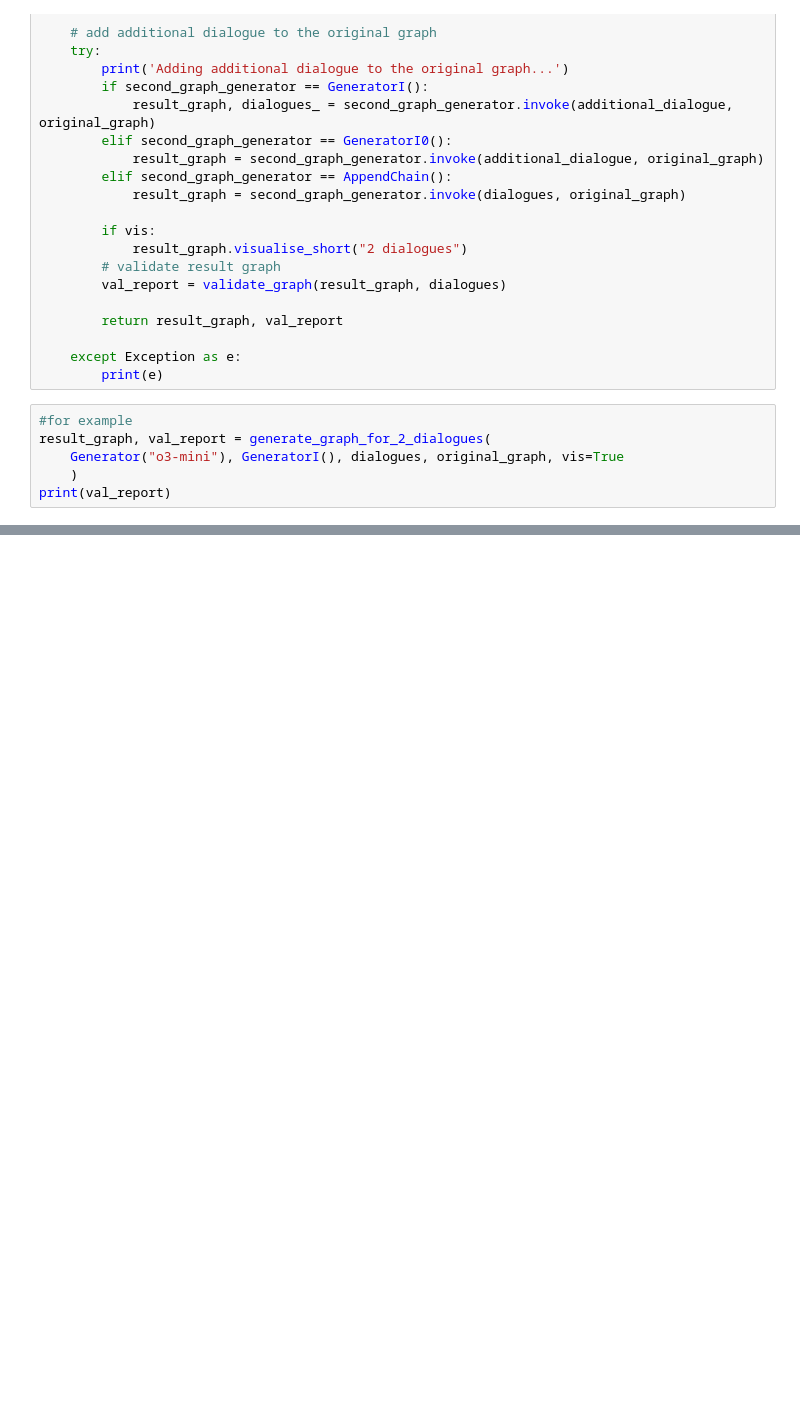
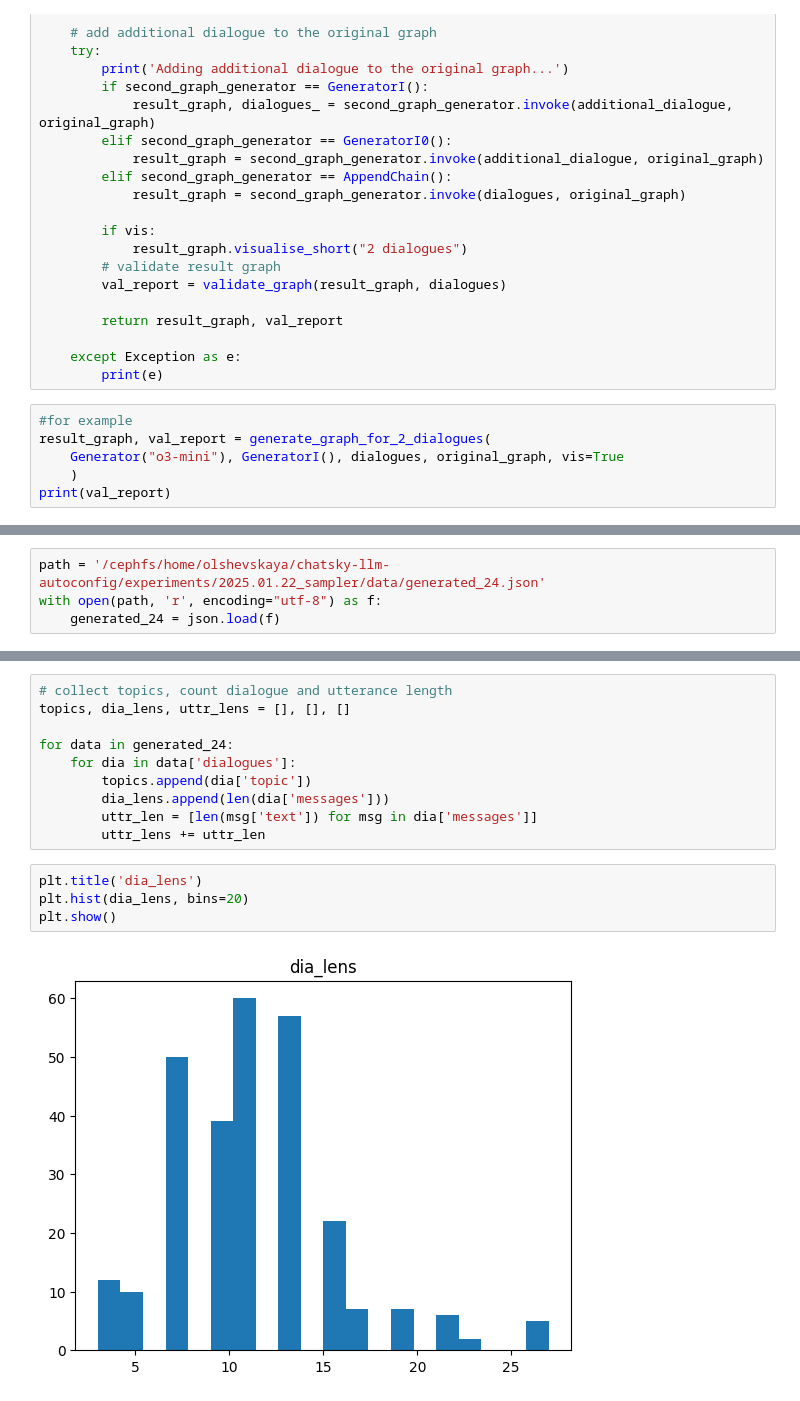
Before and after one commit to deeppavlov/dialogue2graph, a Jupyter notebook: experiments/exp20250303_incremental2/exp20250303_incremental2/comparing_incrementation.ipynb, the cells around one changed output, grey strips where cells are left out. Drawn from its saved outputs; the diff is of its cells as text; blank space fills up the shorter version.

```diff
--- a/experiments/exp20250303_incremental2/exp20250303_incremental2/comparing_incrementation.ipynb
+++ b/experiments/exp20250303_incremental2/exp20250303_incremental2/comparing_incrementation.ipynb
@@ -169,0 +380,4 @@ print(val_report)
+# %%
+path = '/cephfs/home/olshevskaya/chatsky-llm-autoconfig/experiments/2025.01.22_sampler/data/generated_24.json'
+with open(path, 'r', encoding="utf-8") as f:
+    generated_24 = json.load(f)
@@ -169,0 +392,16 @@ print(val_report)
+# %%
+# collect topics, count dialogue and utterance length
+topics, dia_lens, uttr_lens = [], [], []
+
+for data in generated_24:
+    for dia in data['dialogues']:
+        topics.append(dia['topic'])
+        dia_lens.append(len(dia['messages']))
+        uttr_len = [len(msg['text']) for msg in dia['messages']]
+        uttr_lens += uttr_len
+# %%
+plt.title('dia_lens')
+plt.hist(dia_lens, bins=20)
+plt.show()
+# %% [output]
+[figure, added]
```
Also changed, not shown: parts of 64 cells of this notebook, 3 other files.
